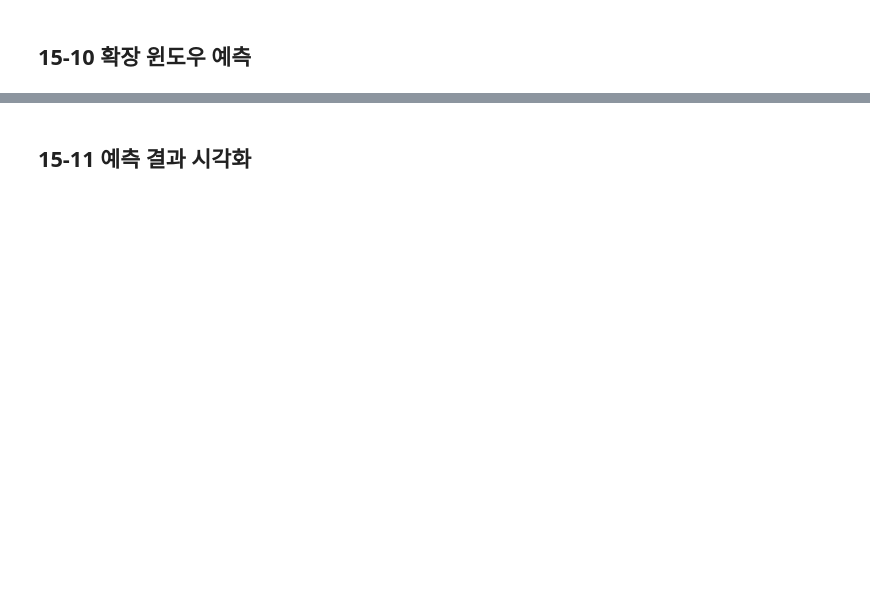
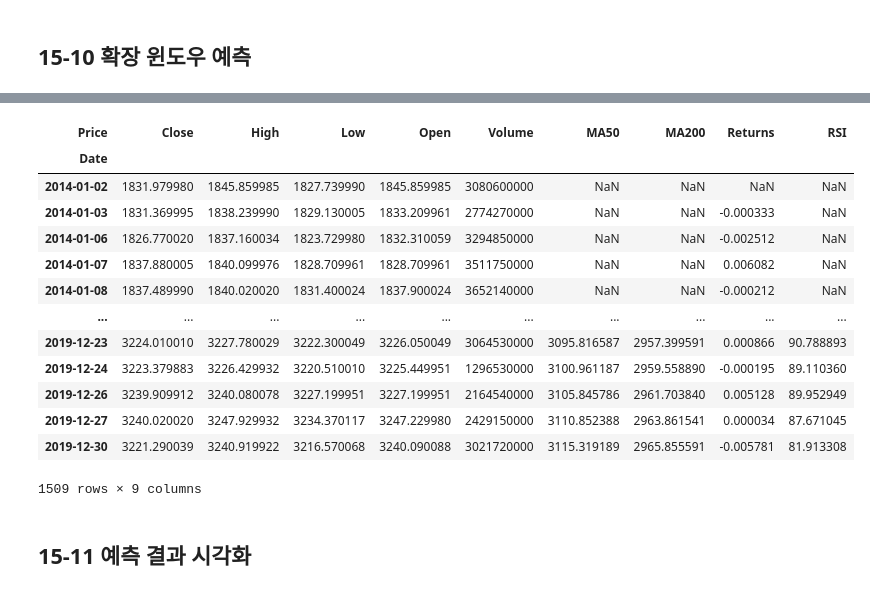
Before and after one commit to kamser0415/Data-Analysis-with-Open-Source, a Jupyter notebook: 오픈소스_데이터_분석_15강.ipynb, the cells around one changed output, grey strips where cells are left out. Drawn from its saved outputs; the diff is of its cells as text; code cells hidden in the pictures; blank space fills up the shorter version.

```diff
--- a/오픈소스_데이터_분석_15강.ipynb
+++ b/오픈소스_데이터_분석_15강.ipynb
@@ -322,3 +387,20 @@ prophet_prediction_df = expanding_window_forecast(prophet_df[:'2018'], prophet_d
+# %%
+prophet_df
+# %% [output]
+| Price | Close | High | Low | Open | Volume | MA50 | MA200 | Returns | RSI |
+| Date |  |  |  |  |  |  |  |  |  |
+| 2014-01-02 | 1831.979980 | 1845.859985 | 1827.739990 | 1845.859985 | 3080600000 | NaN | NaN | NaN | NaN |
+| 2014-01-03 | 1831.369995 | 1838.239990 | 1829.130005 | 1833.209961 | 2774270000 | NaN | NaN | -0.000333 | NaN |
+| 2014-01-06 | 1826.770020 | 1837.160034 | 1823.729980 | 1832.310059 | 3294850000 | NaN | NaN | -0.002512 | NaN |
+| 2014-01-07 | 1837.880005 | 1840.099976 | 1828.709961 | 1828.709961 | 3511750000 | NaN | NaN | 0.006082 | NaN |
+| 2014-01-08 | 1837.489990 | 1840.020020 | 1831.400024 | 1837.900024 | 3652140000 | NaN | NaN | -0.000212 | NaN |
+| ... | ... | ... | ... | ... | ... | ... | ... | ... | ... |
+| 2019-12-23 | 3224.010010 | 3227.780029 | 3222.300049 | 3226.050049 | 3064530000 | 3095.816587 | 2957.399591 | 0.000866 | 90.788893 |
+| 2019-12-24 | 3223.379883 | 3226.429932 | 3220.510010 | 3225.449951 | 1296530000 | 3100.961187 | 2959.558890 | -0.000195 | 89.110360 |
+| 2019-12-26 | 3239.909912 | 3240.080078 | 3227.199951 | 3227.199951 | 2164540000 | 3105.845786 | 2961.703840 | 0.005128 | 89.952949 |
+| 2019-12-27 | 3240.020020 | 3247.929932 | 3234.370117 | 3247.229980 | 2429150000 | 3110.852388 | 2963.861541 | 0.000034 | 87.671045 |
+| 2019-12-30 | 3221.290039 | 3240.919922 | 3216.570068 | 3240.090088 | 3021720000 | 3115.319189 | 2965.855591 | -0.005781 | 81.913308 |
+1509 rows × 9 columns
 # %% [markdown]
 ## 15-11 예측 결과 시각화
 # %%
```
Also changed, not shown: parts of 12 cells of this notebook.
